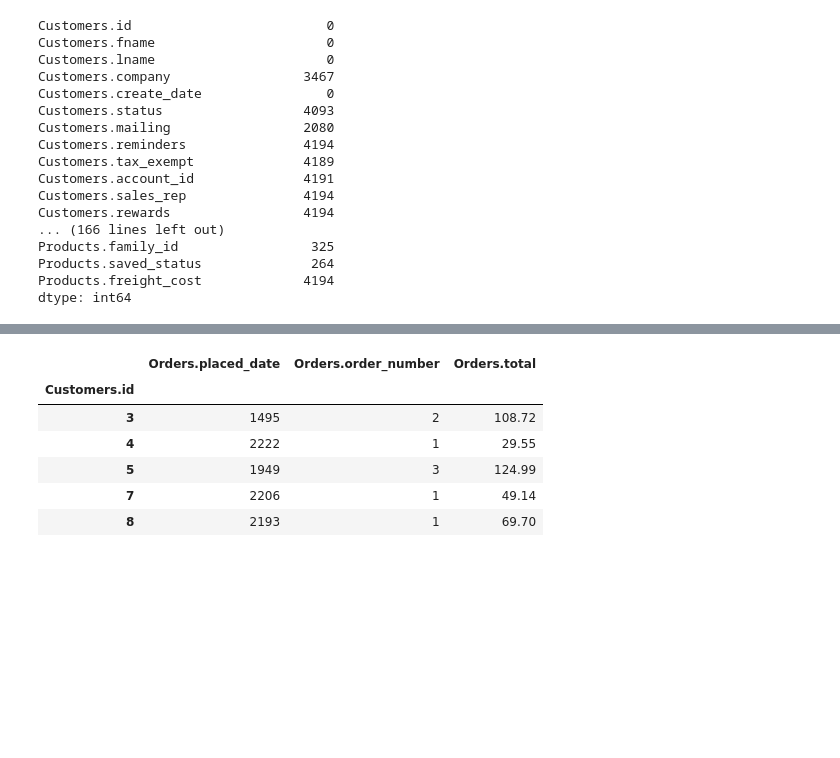
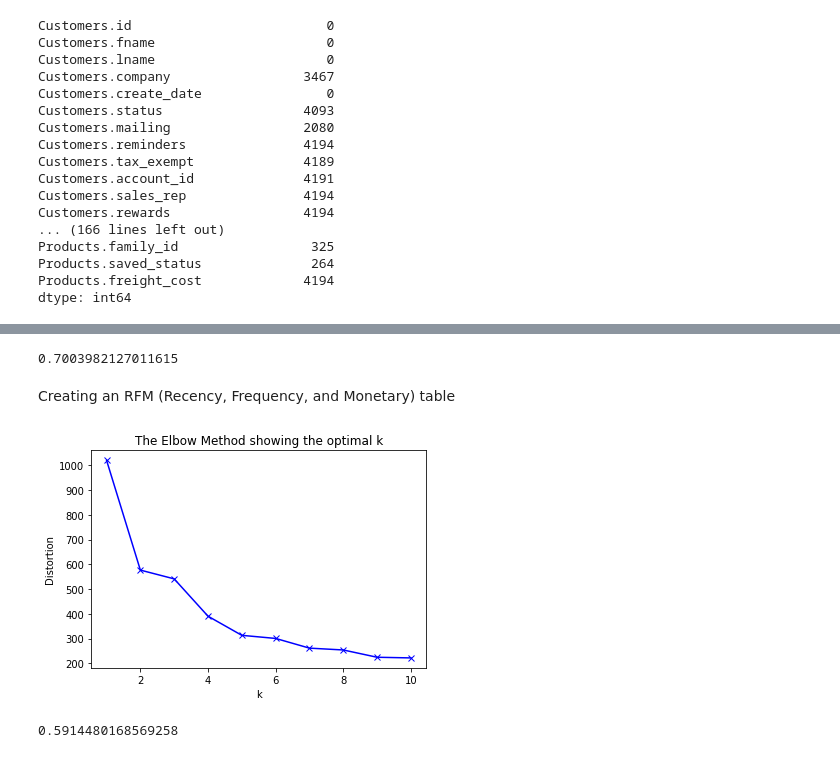
Before and after one commit to kvan493/Customer-Segmentation_Project, a Jupyter notebook: Customer_segmentation.ipynb, the cells around one changed output, grey strips where cells are left out. Drawn from its saved outputs; the diff is of its cells as text; code cells hidden in the pictures; blank space fills up the shorter version.

```diff
--- a/Customer_segmentation.ipynb
+++ b/Customer_segmentation.ipynb
@@ -440,0 +379,5 @@ X.drop(['Customers.create_date', 'Customers.last_modified'], axis = 1)
+# %%
+#Subtracting the last dates of purchase, create_date, and last_modified from today's date
+df_latest['Days_since_last_order'] = today - df_latest['Orders.placed_date']
+df_latest['Days_since_created'] = today - df_latest['Customers.create_date']
+df_latest['Days_since_modified'] = today - df_latest['Customers.last_modified']
@@ -545,13 +459,18 @@ rfmTable.head()
-# %%
-rfmTable.rename(columns = {'Orders.placed_date': 'Recency (days)',
-                          'Orders.order_number': 'Frequency',
-                          'Orders.total': 'Monetary'})
-rfmTable.head()
-# %% [output]
-|  | Orders.placed_date | Orders.order_number | Orders.total |
-| Customers.id |  |  |  |
-| 3 | 1495 | 2 | 108.72 |
-| 4 | 2222 | 1 | 29.55 |
-| 5 | 1949 | 3 | 124.99 |
-| 7 | 2206 | 1 | 49.14 |
-| 8 | 2193 | 1 | 69.70 |
+# %%
+#Silhouete score for prediction
+silhouette_score(X,pred)
+# %% [output]
+0.7003982127011615
+# %% [markdown]
+Creating an RFM (Recency, Frequency, and Monetary) table
+# %%
+#Dataframe for RFM
+df_latest = df_latest[['Customers.id', 'Num_Purchases', 'Days_since_last_order', 'Orders.total' ]]
+# %%
+#Converting Days_since_last_order into days
+df_latest['Days_since_last_order'] = df_latest['Days_since_last_order'].apply(lambda x: int(x.total_seconds()/86400))
+# %%
+#Finding the optimal k for RFM table
+cluster(df_latest)
+# %% [output]
+[figure, added]
@@ -557,0 +482,5 @@ rfmTable.head()
+# %%
+#Silhouette score for RFM prediction
+silhouette_score(df_latest,pred)
+# %% [output]
+0.5914480168569258
```
Also changed, not shown: parts of 88 cells of this notebook.
